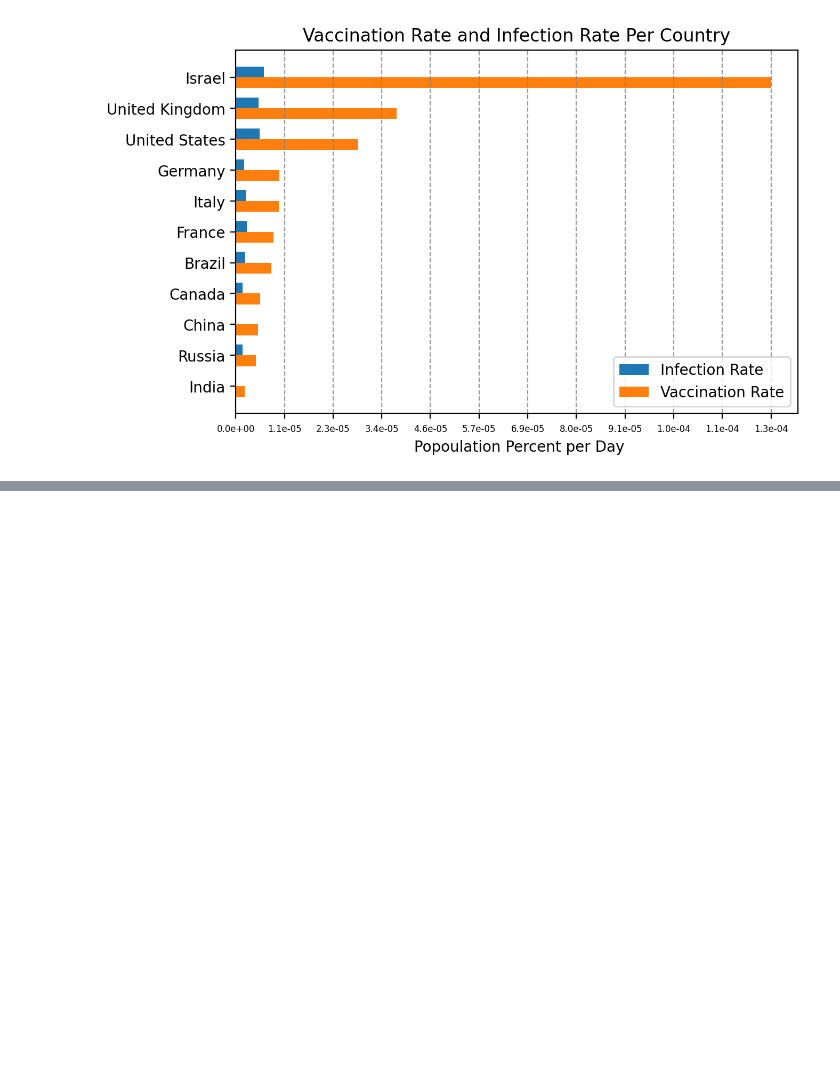
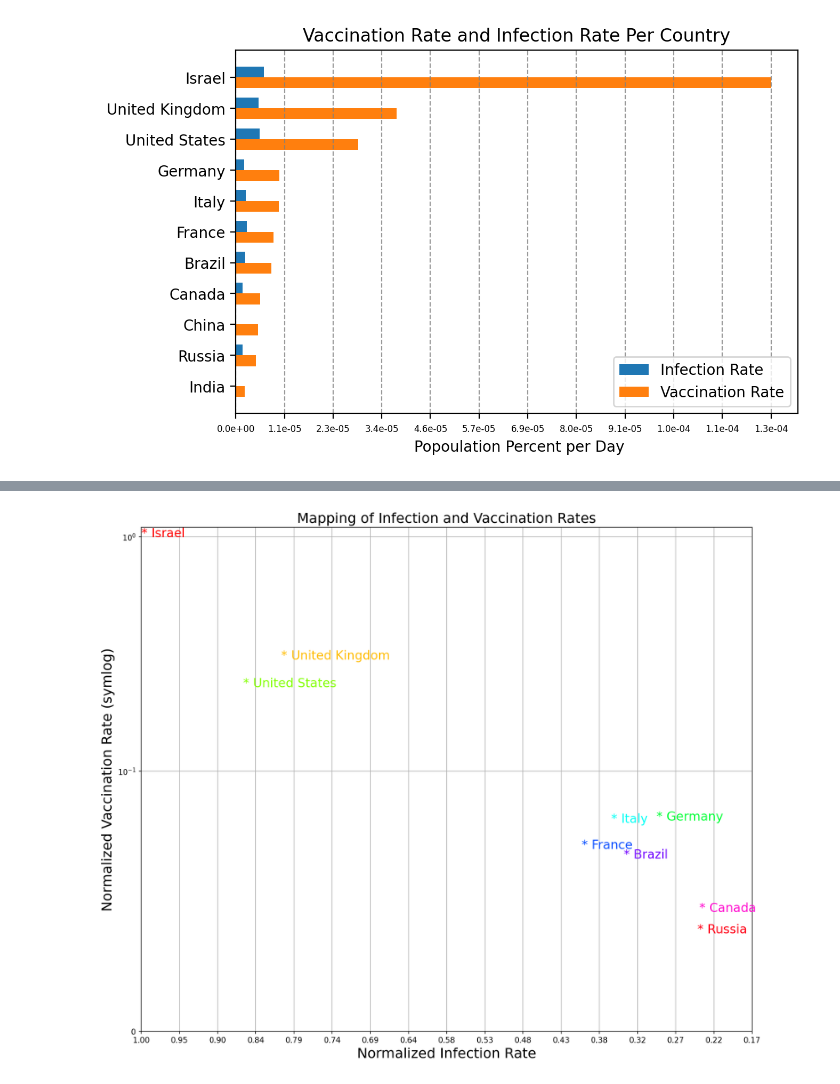
Before and after one commit to nievesrd-ai/data-scientist-nanodeg-proj1, a Jupyter notebook: project_01.ipynb, the cells around one changed output, grey strips where cells are left out. Saved outputs shown, nothing was run; the diff lists cells and outputs as text; code cells hidden in the pictures; blank space fills up the shorter version.

```diff
--- a/project_01.ipynb
+++ b/project_01.ipynb
@@ -645,0 +609,38 @@ plt.yscale('symlog', linthresh=0.1)
+# %%
+x =  _vacs_inf_df['normalized_inf_speed'].values
+# Normalizing everything to be between 0 and 1
+x = x/np.max(x)
+y = _vacs_inf_df['normalized_vac_speed'].values
+y = y/np.max(y)
+
+#  Cushioning for the plot axis
+yextra = 0.1*np.max(y)
+xextra = 0.3*np.min(x)
+
+fig, ax = plt.subplots(constrained_layout=True)
+fig.set_size_inches((12, 10))
+fig.set_dpi(150)
+
+ypos = np.linspace(np.min(y), np.max(y) + yextra, len(y)+8)
+ylabels = [ "{:.2f}".format(number) for number in ypos]
+ax.set_yticks(ypos)
+ax.set_yticklabels(ylabels)
+
+xpos = np.linspace(np.max(x), np.min(x) - xextra, len(x)+8)
+xlabels = [ "{:.2f}".format(number) for number in xpos]
+ax.set_xticks(xpos)
+ax.set_xticklabels(xlabels)
+
+colors = cm.hsv(np.linspace(0, 1, len(_vacs_inf_df['country'].values)))
+
+for i, txt in enumerate(_vacs_inf_df['country'].values):
+    ax.annotate('* '+ txt, (x[i], y[i]), fontsize=16, color=colors[i])
+ax.invert_xaxis()
+ax.set_ylabel('Normalized Vaccination Rate (symlog)', fontsize=18)
+ax.set_xlabel('Normalized Infection Rate', fontsize=18)
+ax.set_title('Mapping of Infection and Vaccination Rates', fontsize=18)
+plt.xlim(xpos[0], xpos[-1]);
+plt.yscale('symlog', linthresh=0.1)
+plt.grid(True)
+# %% [output]
+[figure, added]
```
Also changed, not shown: parts of 44 cells of this notebook, 1 other file.
